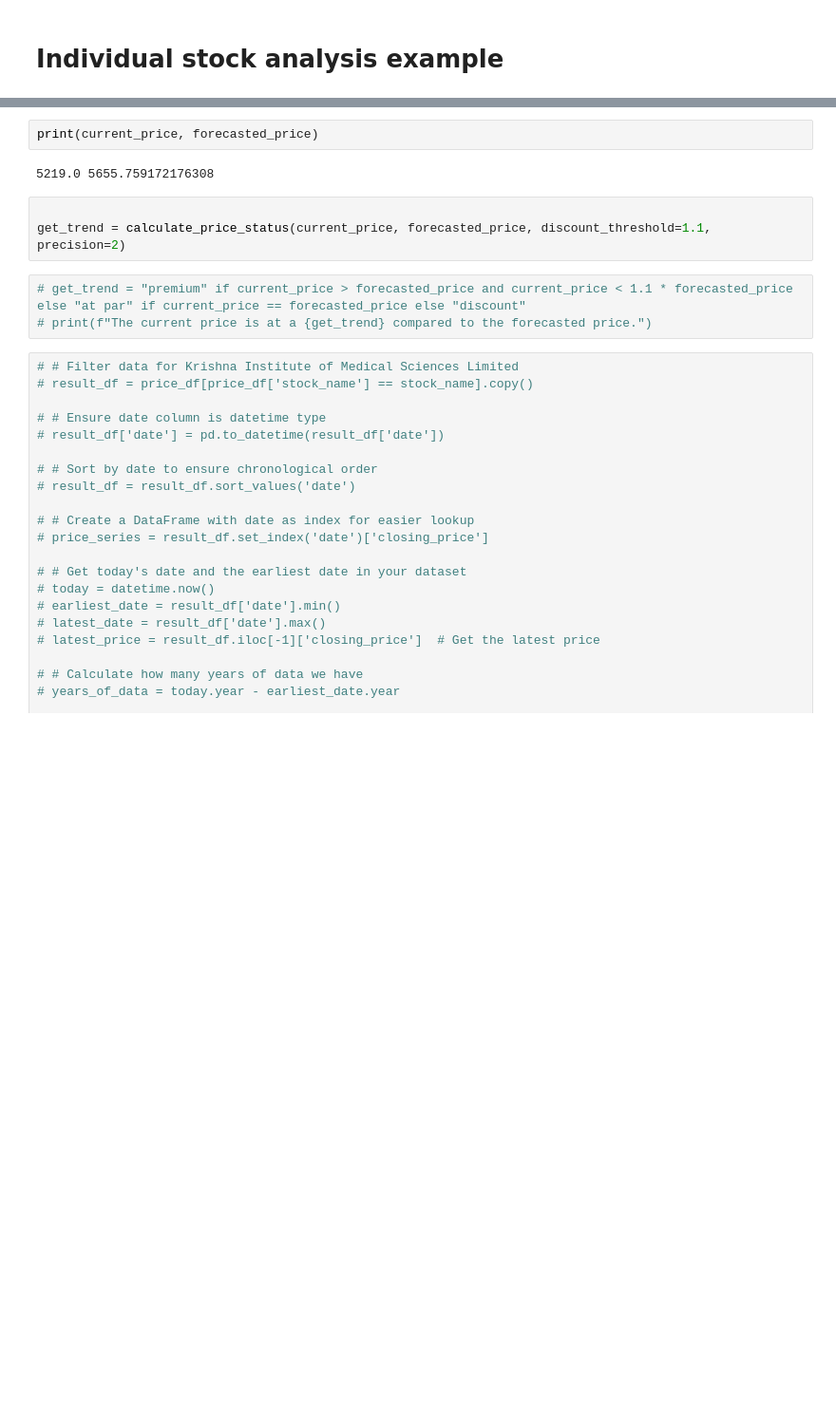
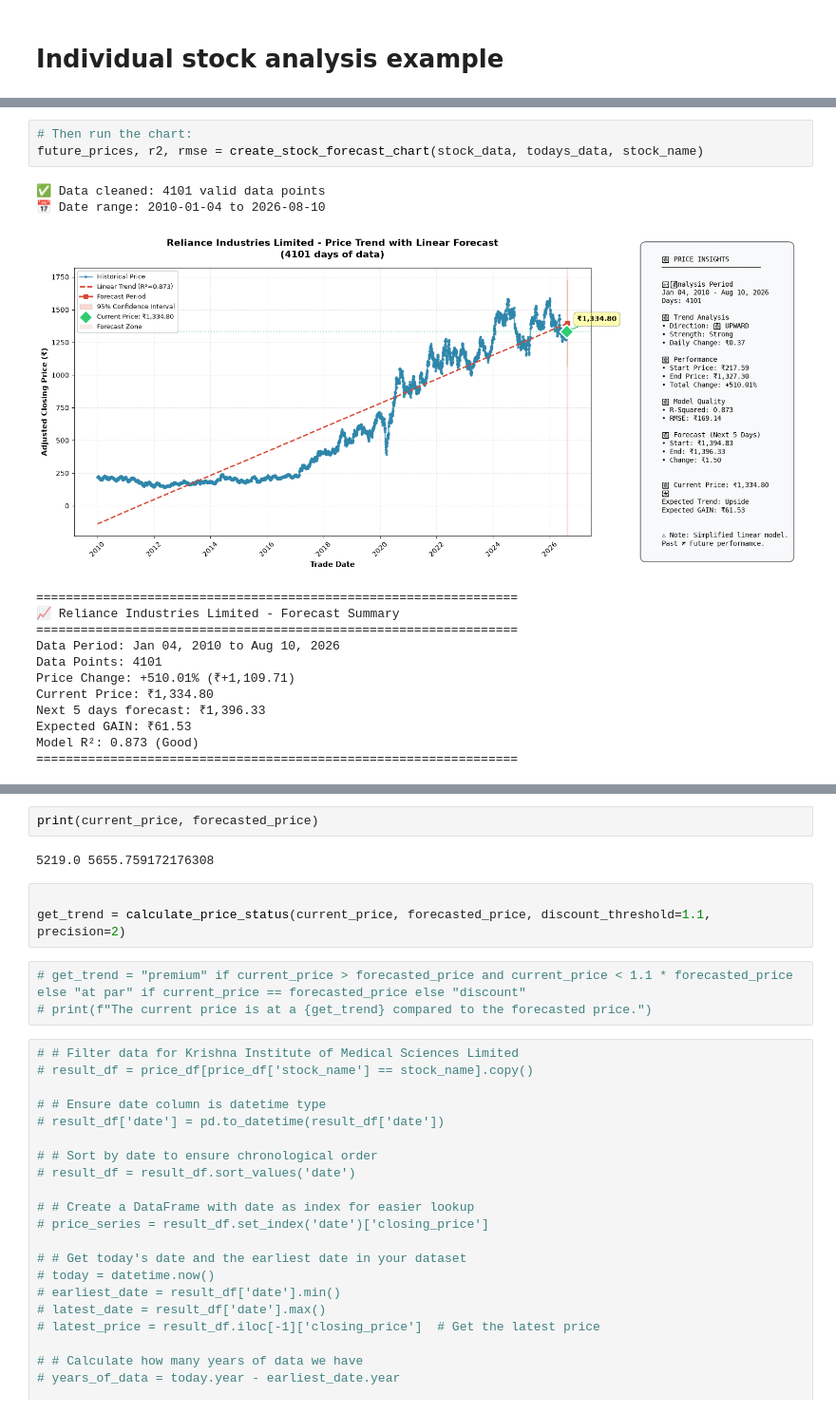
Before and after one commit to Rockeydey/stock_analysis_tool, a Jupyter notebook: eda.ipynb, the cells around one changed output, grey strips where cells are left out. Shown at 95% size. Drawn from its saved outputs; the diff is of its cells as text; blank space fills up the shorter version.

```diff
--- a/eda.ipynb
+++ b/eda.ipynb
@@ -81,3 +321,21 @@ plt.show()
+# %%
+# Then run the chart:
+future_prices, r2, rmse = create_stock_forecast_chart(stock_data, todays_data, stock_name)
+# %% [output]
+✅ Data cleaned: 4101 valid data points
+📅 Date range: 2010-01-04 to 2026-08-10
+[figure, added]
+=================================================================
+📈 Reliance Industries Limited - Forecast Summary
+=================================================================
+Data Period: Jan 04, 2010 to Aug 10, 2026
+Data Points: 4101
+Price Change: +510.01% (₹+1,109.71)
+Current Price: ₹1,334.80
+Next 5 days forecast: ₹1,396.33
+Expected GAIN: ₹61.53
+Model R²: 0.873 (Good)
+=================================================================
 # %%
 # Determine forecast direction
 get_direction = "up" if coefficients[0] > 0 else "down"
```
Also changed, not shown: parts of 20 cells of this notebook, 15 other files.
